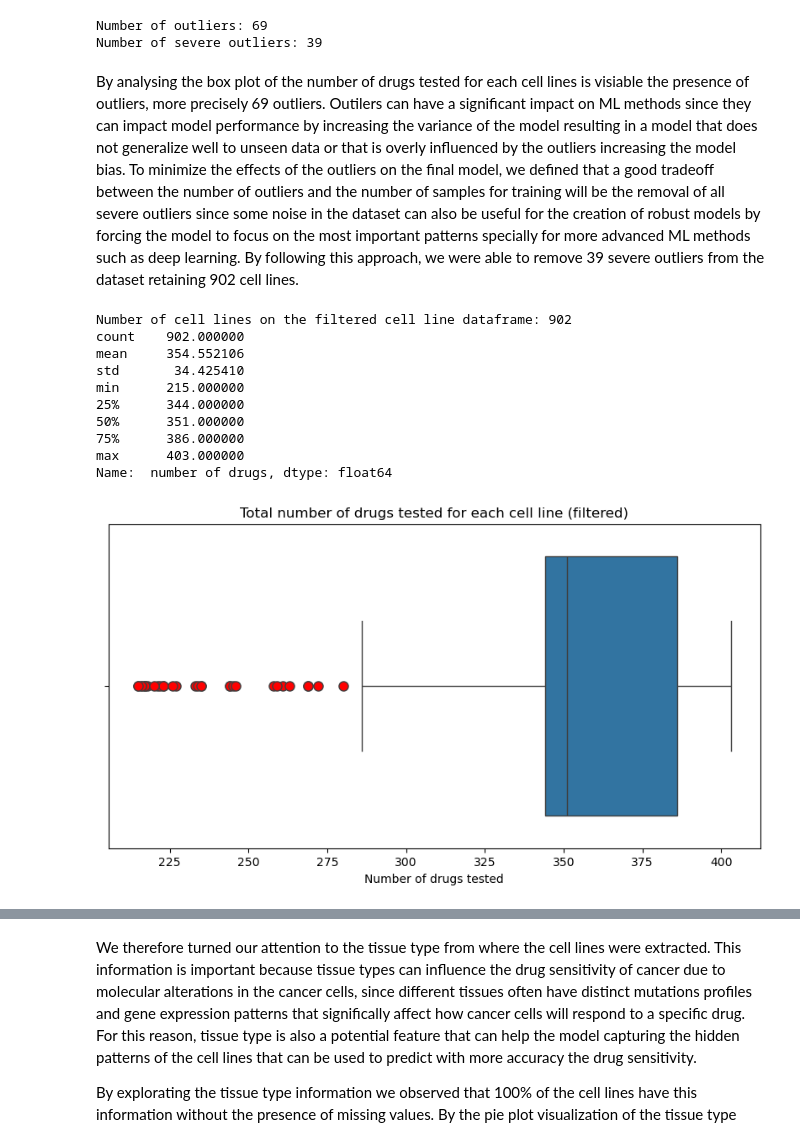
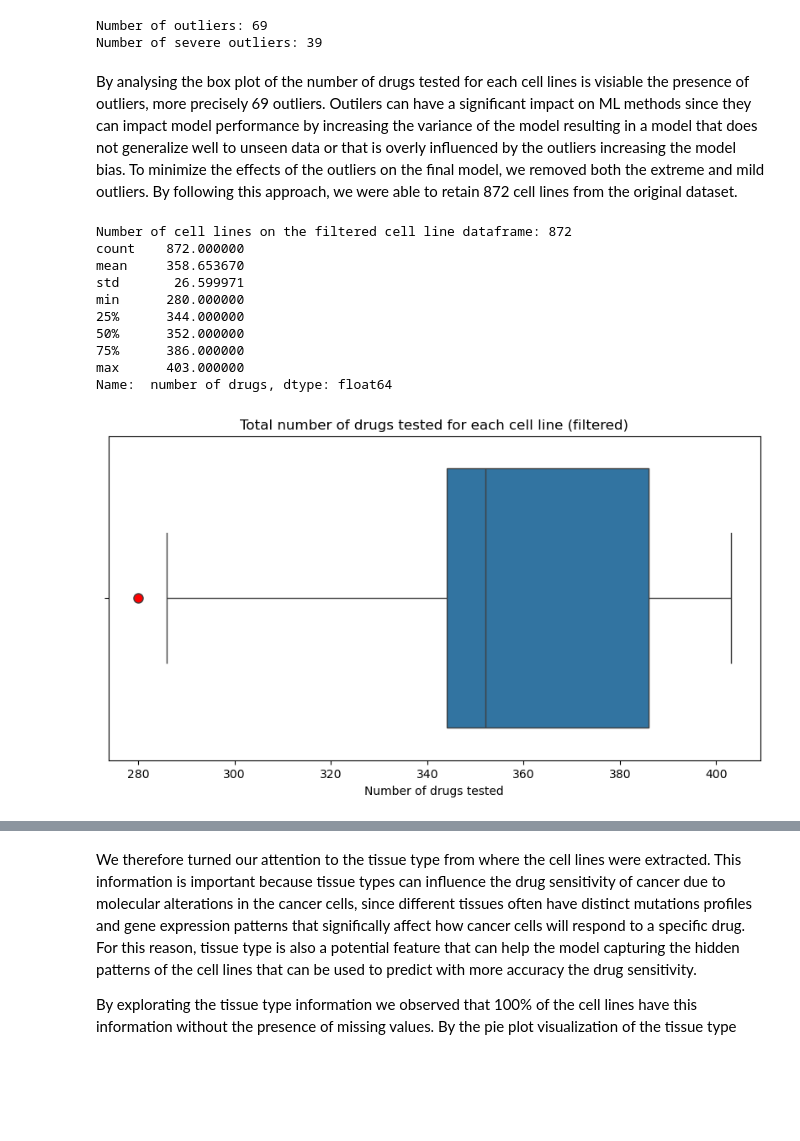
Before and after one commit to ricardofoliveira61/ML-data-analysis, a Jupyter notebook: GDSC1.ipynb, the cells around one changed output, grey strips where cells are left out. Cells and saved outputs as stored; diff of their text form; code cells hidden in the pictures; blank space fills up the shorter version.

Commit message:
[UPDATE] GDSC1.ipynb
increase the number of outliers removed

```diff
--- a/GDSC1.ipynb
+++ b/GDSC1.ipynb
@@ -253,43 +255,44 @@ upper_bound_severe = Q3 + 3 * IQR
 
 
 # Identify and count the number of outliers
-num_outliers = len(cell_line[(cell_line[" number of drugs"] < lower_bound) | (cell_line[" number of drugs"] > upper_bound)])
+outliers = cell_line[(cell_line[" number of drugs"] < lower_bound) | (cell_line[" number of drugs"] > upper_bound)]
 severe_outliers = cell_line[(cell_line[" number of drugs"] < lower_bound_severe) | (cell_line[" number of drugs"] > upper_bound_severe)]
 
-print(f"Number of outliers: {num_outliers}")
+print(f"Number of outliers: {len(outliers)}")
 print(f"Number of severe outliers: {len(severe_outliers)}")
 # %% [output]
 Number of outliers: 69
 Number of severe outliers: 39
 # %% [markdown]
-By analysing the box plot of the number of drugs tested for each cell lines is visiable the presence of outliers, more precisely 69 outliers. Outilers can have a significant impact on ML methods since they can impact model performance by increasing the variance of the model resulting in a model that does not generalize well to unseen data or that is overly influenced by the outliers increasing the model bias. To minimize the effects of the outliers on the final model, we defined that a good tradeoff between the number of outliers and the number of samples for training will be the removal of all severe outliers since some noise in the dataset can also be useful for the creation of robust models by forcing the model to focus on the most important patterns specially for more advanced ML methods such as deep learning. By following this approach, we were able to remove 39 severe outliers from the dataset retaining 902 cell lines.
+By analysing the box plot of the number of drugs tested for each cell lines is visiable the presence of outliers, more precisely 69 outliers. Outilers can have a significant impact on ML methods since they can impact model performance by increasing the variance of the model resulting in a model that does not generalize well to unseen data or that is overly influenced by the outliers increasing the model bias. To minimize the effects of the outliers on the final model, we removed both the extreme and mild outliers. By following this approach, we were able to retain 872 cell lines from the original dataset.
 # %%
 # removing the severe outliers from the cell line dataframe
-filtered_cell_line = cell_line.drop(severe_outliers.index, inplace= False)
+#filtered_cell_line = cell_line.drop(severe_outliers.index, inplace= False)
+filtered_cell_line = cell_line.drop(outliers.index, inplace= False)
 
 print("Number of cell lines on the filtered cell line dataframe:", filtered_cell_line.shape[0])
 print(filtered_cell_line.describe()[" number of drugs"])
 
 # define the size of the plot
 plt.figure(figsize=(10, 5))
 # create the boxplot highlighting the outliers with a red marker
 sns.boxplot(data = filtered_cell_line, x=" number of drugs", orient="h",flierprops=dict(markerfacecolor='red', marker='o', markersize=8))
 # defines the title of the box plot
 plt.title('Total number of drugs tested for each cell line (filtered)')
 # sets the x-axis label
 plt.xlabel('Number of drugs tested')
 # generates the plot
 plt.show()
 # %% [output]
-Number of cell lines on the filtered cell line dataframe: 902
-count    902.000000
-mean     354.552106
-std       34.425410
-min      215.000000
+Number of cell lines on the filtered cell line dataframe: 872
+count    872.000000
+mean     358.653670
+std       26.599971
+min      280.000000
 25%      344.000000
-50%      351.000000
+50%      352.000000
 75%      386.000000
 max      403.000000
 Name:  number of drugs, dtype: float64
-[figure, old version]
+[figure, new version]
 # %% [markdown]
```
Also changed, not shown: parts of 9 cells of this notebook.
